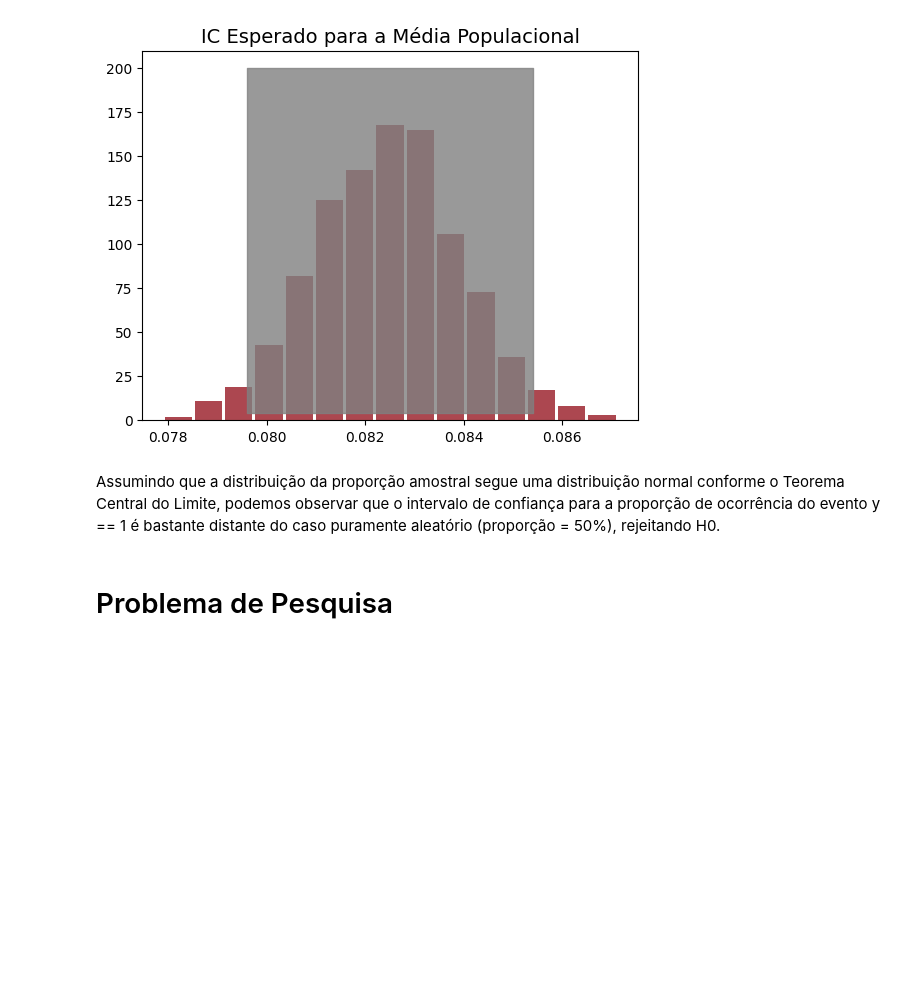
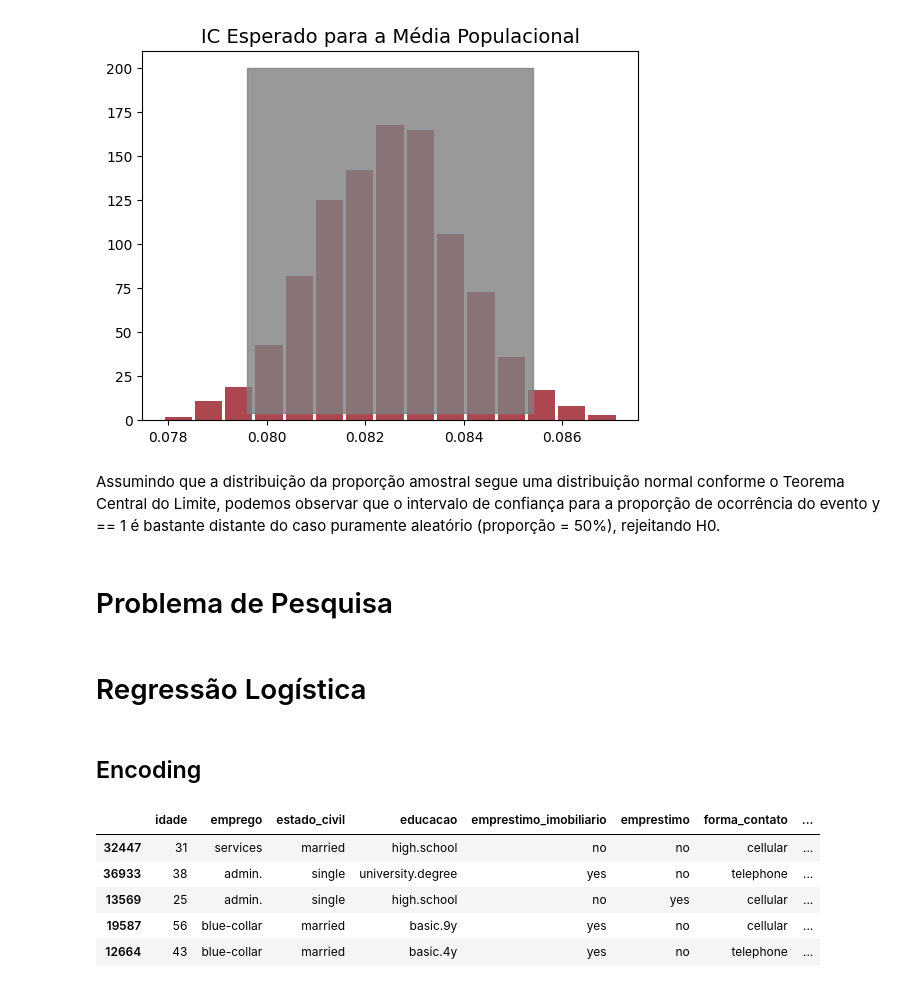
Before and after one commit to bruno-marcelino10/projeto-icd-ufmg, a Jupyter notebook: notebook/EDA.ipynb, the cells around one changed output. Saved outputs shown, nothing was run; the diff lists cells and outputs as text; code cells hidden in the pictures; blank space fills up the shorter version.

Commit message:
encoding de variaveis categoricas

```diff
--- a/notebook/EDA.ipynb
+++ b/notebook/EDA.ipynb
@@ -558,3 +558,17 @@ plt.show()
 Assumindo que a distribuição da proporção amostral segue uma distribuição normal conforme o Teorema Central do Limite, podemos observar que o intervalo de confiança para a proporção de ocorrência do evento y == 1 é bastante distante do caso puramente aleatório (proporção = 50%), rejeitando H0.
 # %% [markdown]
 # Problema de Pesquisa
+# %% [markdown]
+# Regressão Logística
+# %% [markdown]
+## Encoding
+# %%
+dr = df.sample(frac=1)
+dr.head()
+# %% [output]
+|  | idade | emprego | estado_civil | educacao | emprestimo_imobiliario | emprestimo | forma_contato | ... |
+| 32447 | 31 | services | married | high.school | no | no | cellular | ... |
+| 36933 | 38 | admin. | single | university.degree | yes | no | telephone | ... |
+| 13569 | 25 | admin. | single | high.school | no | yes | cellular | ... |
+| 19587 | 56 | blue-collar | married | basic.9y | yes | no | cellular | ... |
+| 12664 | 43 | blue-collar | married | basic.4y | yes | no | telephone | ... |
```
Also changed, not shown: parts of 15 cells of this notebook.
